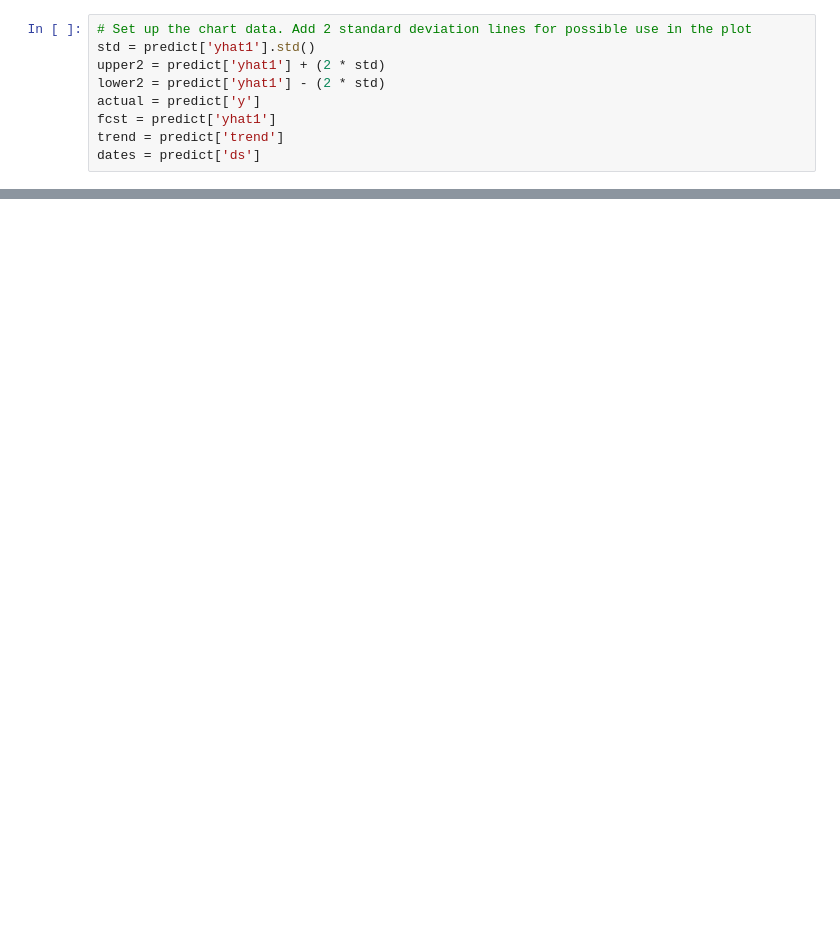
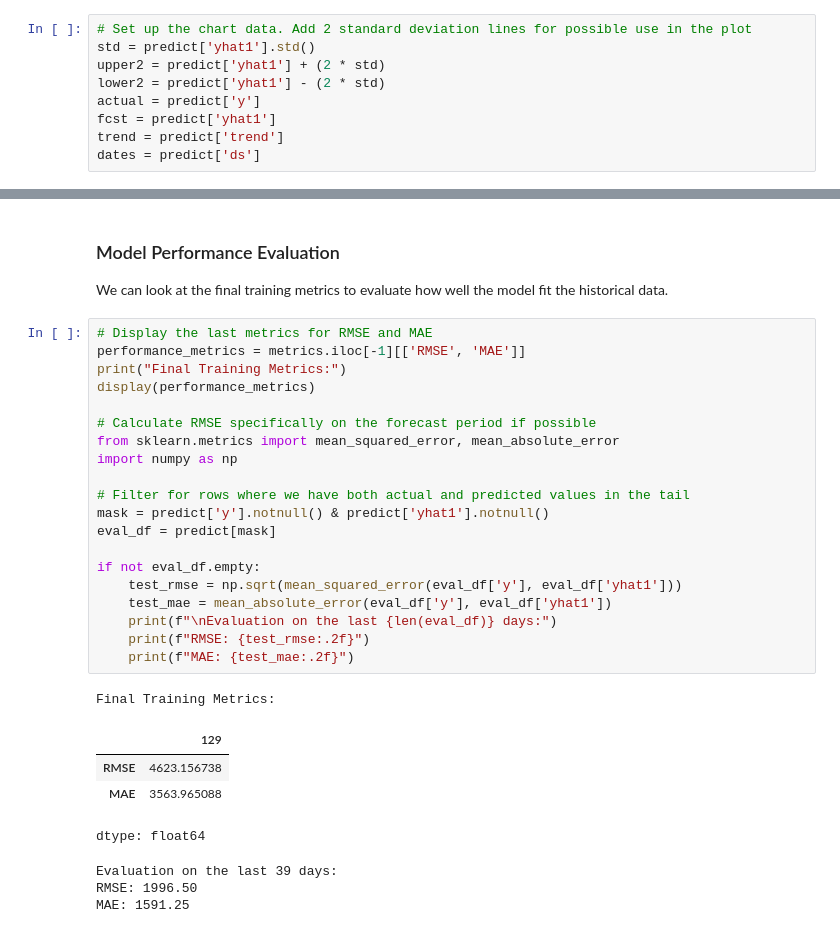
Before and after one commit to alxmzr/Colab, a Jupyter notebook: BTC_24H_Predict.ipynb, the cells around one changed output, grey strips where cells are left out. Drawn from its saved outputs; the diff is of its cells as text; blank space fills up the shorter version.

```diff
--- a/BTC_24H_Predict.ipynb
+++ b/BTC_24H_Predict.ipynb
@@ -149,0 +318,32 @@ plt.show()
+# %% [markdown]
+### Model Performance Evaluation
+We can look at the final training metrics to evaluate how well the model fit the historical data.
+# %%
+# Display the last metrics for RMSE and MAE
+performance_metrics = metrics.iloc[-1][['RMSE', 'MAE']]
+print("Final Training Metrics:")
+display(performance_metrics)
+
+# Calculate RMSE specifically on the forecast period if possible
+from sklearn.metrics import mean_squared_error, mean_absolute_error
+import numpy as np
+
+# Filter for rows where we have both actual and predicted values in the tail
+mask = predict['y'].notnull() & predict['yhat1'].notnull()
+eval_df = predict[mask]
+
+if not eval_df.empty:
+    test_rmse = np.sqrt(mean_squared_error(eval_df['y'], eval_df['yhat1']))
+    test_mae = mean_absolute_error(eval_df['y'], eval_df['yhat1'])
+    print(f"\nEvaluation on the last {len(eval_df)} days:")
+    print(f"RMSE: {test_rmse:.2f}")
+    print(f"MAE: {test_mae:.2f}")
+# %% [output]
+Final Training Metrics:
+|  | 129 |
+| RMSE | 4623.156738 |
+| MAE | 3563.965088 |
+dtype: float64
+Evaluation on the last 39 days:
+RMSE: 1996.50
+MAE: 1591.25
```
Also changed, not shown: parts of 14 cells of this notebook.
